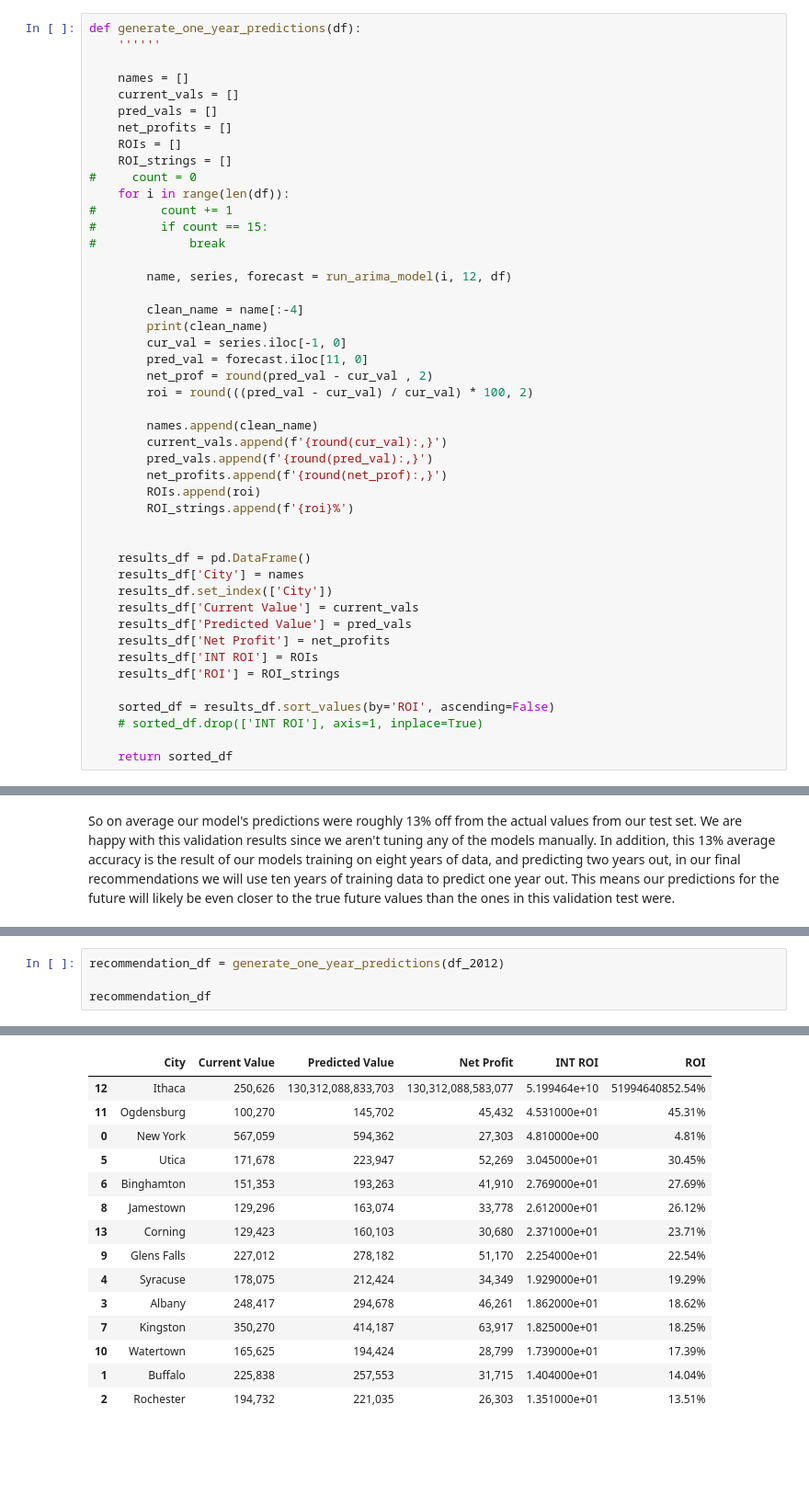
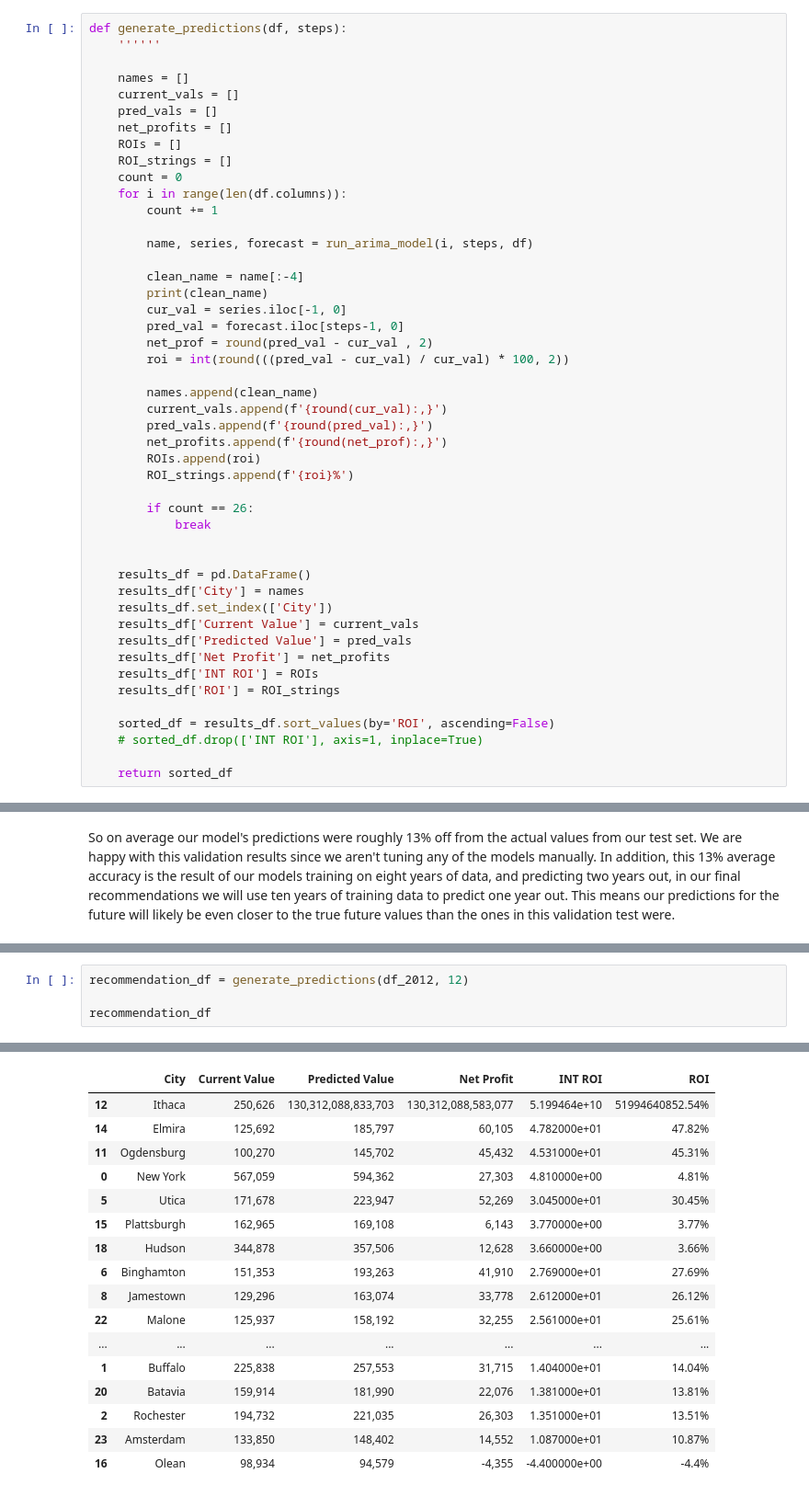
Before and after one commit to MellissaValle/Zillow_Real_Estate_Time_Series_analysis, a Jupyter notebook: Aidan/Aidan's Notebook.ipynb, the cells around one changed output, grey strips where cells are left out. Shown at 92% size. Saved outputs shown, nothing was run; the diff lists cells and outputs as text; blank space fills up the shorter version.

Commit message:
all predictions working

```diff
--- a/Aidan/Aidan's Notebook.ipynb
+++ b/Aidan/Aidan's Notebook.ipynb
@@ -436,7 +442,7 @@ def evaluate_models(df1, df2):
 
     return results_df
 # %%
-def generate_one_year_predictions(df):
+def generate_predictions(df, steps):
     ''''''
 
     names = []
@@ -445,20 +451,18 @@ def generate_one_year_predictions(df):
     net_profits = []
     ROIs = []
     ROI_strings = []
-#     count = 0
-    for i in range(len(df)):
-#         count += 1
-#         if count == 15:
-#             break
+    count = 0
+    for i in range(len(df.columns)):
+        count += 1
 
-        name, series, forecast = run_arima_model(i, 12, df)
+        name, series, forecast = run_arima_model(i, steps, df)
 
         clean_name = name[:-4]
         print(clean_name)
         cur_val = series.iloc[-1, 0]
-        pred_val = forecast.iloc[11, 0]
+        pred_val = forecast.iloc[steps-1, 0]
         net_prof = round(pred_val - cur_val , 2)
-        roi = round(((pred_val - cur_val) / cur_val) * 100, 2)
+        roi = int(round(((pred_val - cur_val) / cur_val) * 100, 2))
 
         names.append(clean_name)
         current_vals.append(f'{round(cur_val):,}')
@@ -466,6 +470,9 @@ def generate_one_year_predictions(df):
         net_profits.append(f'{round(net_prof):,}')
         ROIs.append(roi)
         ROI_strings.append(f'{roi}%')
+
+        if count == 26:
+            break
 
 
     results_df = pd.DataFrame()
@@ -502,5 +588,5 @@ So on average our model's predictions were roughly 13% off from the actual value
 # %%
-recommendation_df = generate_one_year_predictions(df_2012)
+recommendation_df = generate_predictions(df_2012, 12)
 
 recommendation_df
 # %% [output]
@@ -521,15 +610,17 @@ recommendation_df
 |  | City | Current Value | Predicted Value | Net Profit | INT ROI | ROI |
 | 12 | Ithaca | 250,626 | 130,312,088,833,703 | 130,312,088,583,077 | 5.199464e+10 | 51994640852.54% |
+| 14 | Elmira | 125,692 | 185,797 | 60,105 | 4.782000e+01 | 47.82% |
 | 11 | Ogdensburg | 100,270 | 145,702 | 45,432 | 4.531000e+01 | 45.31% |
 | 0 | New York | 567,059 | 594,362 | 27,303 | 4.810000e+00 | 4.81% |
 | 5 | Utica | 171,678 | 223,947 | 52,269 | 3.045000e+01 | 30.45% |
+| 15 | Plattsburgh | 162,965 | 169,108 | 6,143 | 3.770000e+00 | 3.77% |
+| 18 | Hudson | 344,878 | 357,506 | 12,628 | 3.660000e+00 | 3.66% |
 | 6 | Binghamton | 151,353 | 193,263 | 41,910 | 2.769000e+01 | 27.69% |
 | 8 | Jamestown | 129,296 | 163,074 | 33,778 | 2.612000e+01 | 26.12% |
-| 13 | Corning | 129,423 | 160,103 | 30,680 | 2.371000e+01 | 23.71% |
-| 9 | Glens Falls | 227,012 | 278,182 | 51,170 | 2.254000e+01 | 22.54% |
-| 4 | Syracuse | 178,075 | 212,424 | 34,349 | 1.929000e+01 | 19.29% |
-| 3 | Albany | 248,417 | 294,678 | 46,261 | 1.862000e+01 | 18.62% |
-| 7 | Kingston | 350,270 | 414,187 | 63,917 | 1.825000e+01 | 18.25% |
-| 10 | Watertown | 165,625 | 194,424 | 28,799 | 1.739000e+01 | 17.39% |
+| 22 | Malone | 125,937 | 158,192 | 32,255 | 2.561000e+01 | 25.61% |
+| ... | ... | ... | ... | ... | ... | ... |
 | 1 | Buffalo | 225,838 | 257,553 | 31,715 | 1.404000e+01 | 14.04% |
+| 20 | Batavia | 159,914 | 181,990 | 22,076 | 1.381000e+01 | 13.81% |
 | 2 | Rochester | 194,732 | 221,035 | 26,303 | 1.351000e+01 | 13.51% |
+| 23 | Amsterdam | 133,850 | 148,402 | 14,552 | 1.087000e+01 | 10.87% |
+| 16 | Olean | 98,934 | 94,579 | -4,355 | -4.400000e+00 | -4.4% |
```
Also changed, not shown: parts of 10 cells of this notebook.
